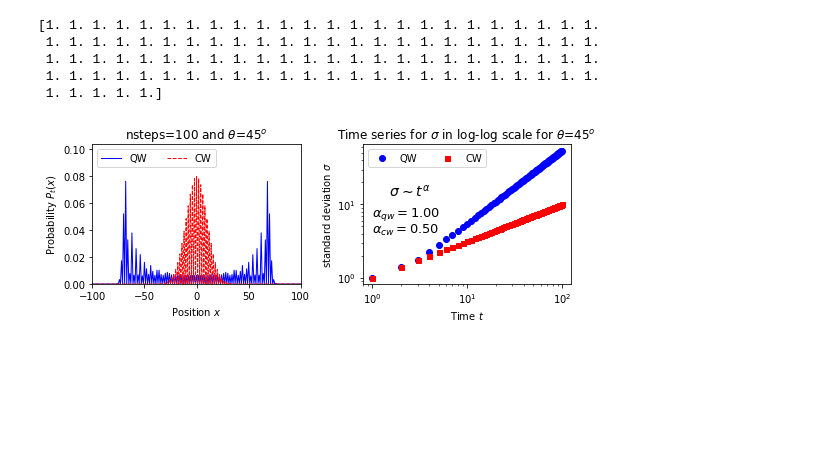
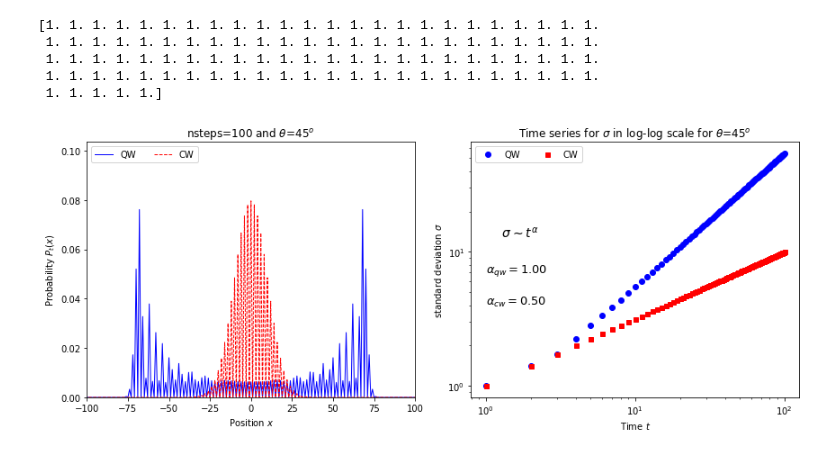
Before and after one commit to PiresMA/quantum-walk-1D, a Jupyter notebook: qw_01_px_and_scaling.ipynb, the cells around one changed output. Drawn from its saved outputs; the diff is of its cells as text; code cells hidden in the pictures; blank space fills up the shorter version.

```diff
--- a/qw_01_px_and_scaling.ipynb
+++ b/qw_01_px_and_scaling.ipynb
@@ -113,7 +113,7 @@ print(  vSumP )
  1. 1. 1. 1. 1. 1. 1. 1. 1. 1. 1. 1. 1. 1. 1. 1. 1. 1. 1. 1. 1. 1. 1. 1.
  1. 1. 1. 1. 1.]
 # %%
-plt.figure(figsize=(8,3))
+plt.figure(figsize=(12,5))
 
 plt.subplot(1, 2, 1)  #nrows, ncols, index
 
@@ -122,31 +122,31 @@ pltcw = plt.plot(xpos,vpCW, 'r--', linewidth=1, label='CW')
 
 plt.xlim(-tmax,tmax)
 plt.ylim( 0,1.3*np.max(vpCW))
 plt.xlabel(r'Position $x$')
 plt.ylabel(r'Probability $P_t(x)$')
 plt.title( r'nsteps=%d and $\theta$=%d$^o$ '%(tmax,thetDeg))
 plt.legend(ncol=2,loc="upper left")
 
 
 plt.subplot(1, 2, 2)  #nrows, ncols, index
 plt.loglog(vtime,sd_qw, 'bo', markersize=6, label='QW')
 plt.loglog(vtime,sd_cw, 'rs', markersize=5, label='CW')
 plt.xlabel(r'Time $t$')
 plt.ylabel(r'standard deviation $\sigma$')
 plt.title( r'Time series for $\sigma$ in log-log scale for $\theta$=%d$^o$ '%(thetDeg) )
 plt.legend(ncol=2,loc="upper left")
 
 x = vtime[range(50,tmax,1)]  ; y = sd_cw[range(50,tmax,1)]
 coeffs_cw = np.polyfit(np.log(x), np.log(y), deg=1)
 
 x = vtime[range(50,tmax,1)]  ; y = sd_qw[range(50,tmax,1)]
 coeffs_qw = np.polyfit(np.log(x), np.log(y), deg=1)
 
 
 plt.text(1,13,r'    $\sigma\sim t^\alpha$', fontsize=14)
 plt.text(1,7,r'$\alpha_{qw}=$%1.2f'%(coeffs_qw[0]) , fontsize=13)
 plt.text(1,4,r'$\alpha_{cw}=$%1.2f'%(coeffs_cw[0]) , fontsize=13)
 
 plt.tight_layout()
 # %% [output]
-[figure, old version]
+[figure, new version]
```
Also changed, not shown: 1 other file.
